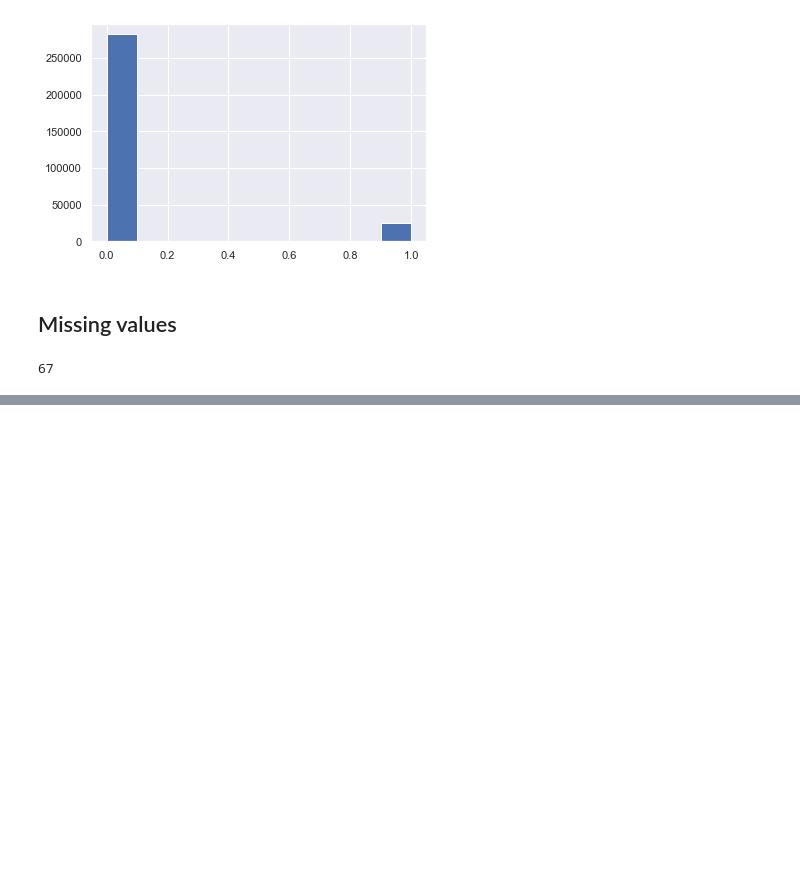
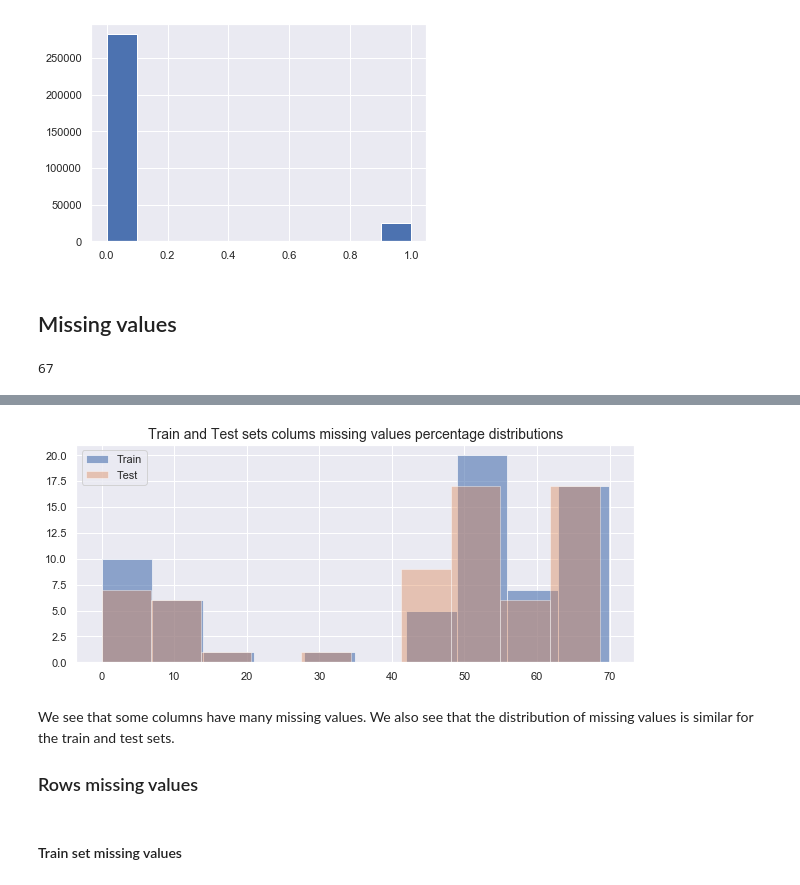
Before and after one commit to gepallas/ML_Home_Credit_Default_Risk, a Jupyter notebook: Credit_Risk_EDA.ipynb, the cells around one changed output, grey strips where cells are left out. Cells and saved outputs as stored; diff of their text form; code cells hidden in the pictures; blank space fills up the shorter version.

```diff
--- a/Credit_Risk_EDA.ipynb
+++ b/Credit_Risk_EDA.ipynb
@@ -217,0 +242,14 @@ There are 64 columns that have missing values.
+# %%
+plt.figure(figsize=(10,4))
+train_missing_values_col['Missing_percentage'].hist(alpha=0.6)
+test_missing_values_col['Missing_percentage'].hist(alpha=0.4)
+plt.title('Train and Test sets colums missing values percentage distributions', fontdict={'fontsize': 14})
+plt.legend(['Train', 'Test'], loc='upper left');
+# %% [output]
+[figure, added]
+# %% [markdown]
+We see that some columns have many missing values. We also see that the distribution of missing values is similar for the train and test sets.
+
+### Rows missing values
+# %% [markdown]
+#### Train set missing values
```
Also changed, not shown: parts of 15 cells of this notebook.
